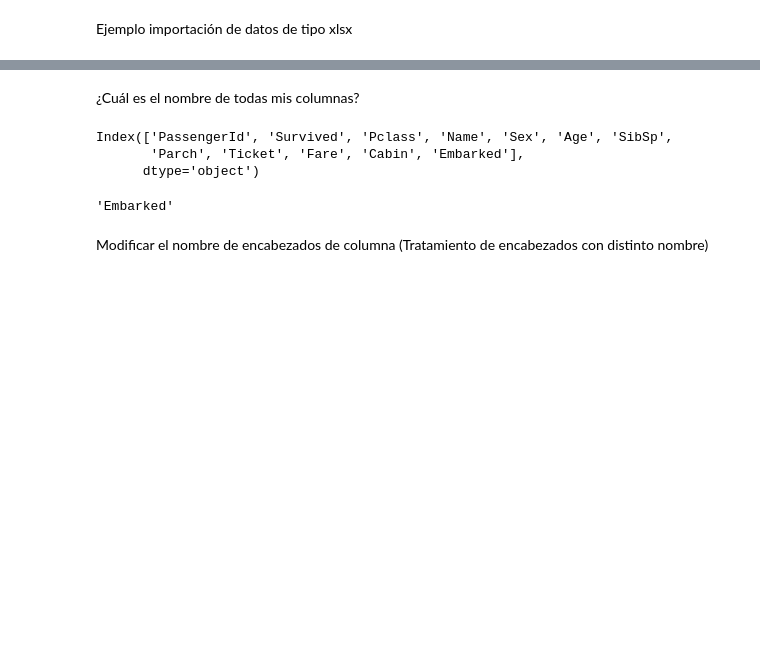
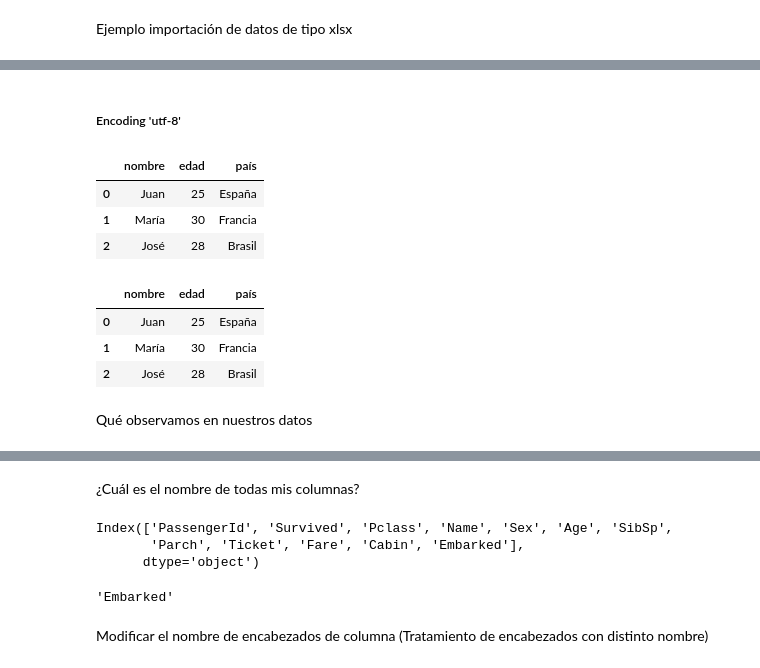
Before and after one commit to Sergio-Ibarra-1795/Diplomado_UNAM_DC_Full_gitHub, a Jupyter notebook: Modulo5_Manipulacion_datos/Ibarra_Sergio_Modulo5_Practica1.ipynb, the cells around one changed output, grey strips where cells are left out. Cells and saved outputs as stored; diff of their text form; code cells hidden in the pictures; blank space fills up the shorter version.

```diff
--- a/Modulo5_Manipulacion_datos/Ibarra_Sergio_Modulo5_Practica1.ipynb
+++ b/Modulo5_Manipulacion_datos/Ibarra_Sergio_Modulo5_Practica1.ipynb
@@ -90,0 +132,20 @@ data_titanic_xlsx.head()
+# %% [markdown]
+##### Encoding 'utf-8'
+# %%
+data_encoding_txt_1 = pd.read_csv("datos_encoding.txt", sep="\t")
+data_encoding_txt_1
+# %% [output]
+|  | nombre | edad | país |
+| 0 | Juan | 25 | España |
+| 1 | María | 30 | Francia |
+| 2 | José | 28 | Brasil |
+# %%
+data_encoding_txt_2 = pd.read_csv("datos_encoding.txt", sep="\t", encoding='utf-8')
+data_encoding_txt_2
+# %% [output]
+|  | nombre | edad | país |
+| 0 | Juan | 25 | España |
+| 1 | María | 30 | Francia |
+| 2 | José | 28 | Brasil |
+# %% [markdown]
+Qué observamos en nuestros datos
```
Also changed, not shown: parts of 14 cells of this notebook, 2 other files.
